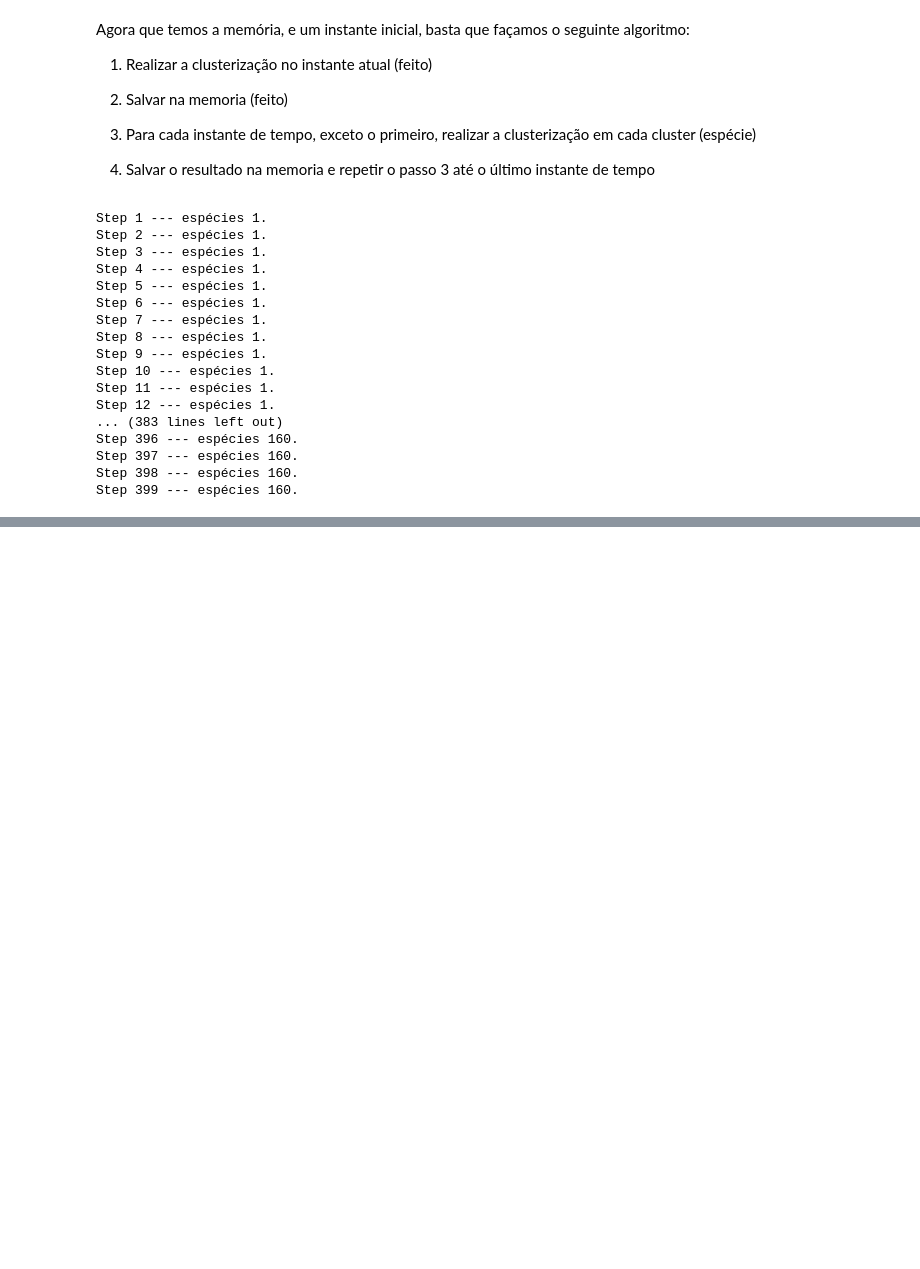
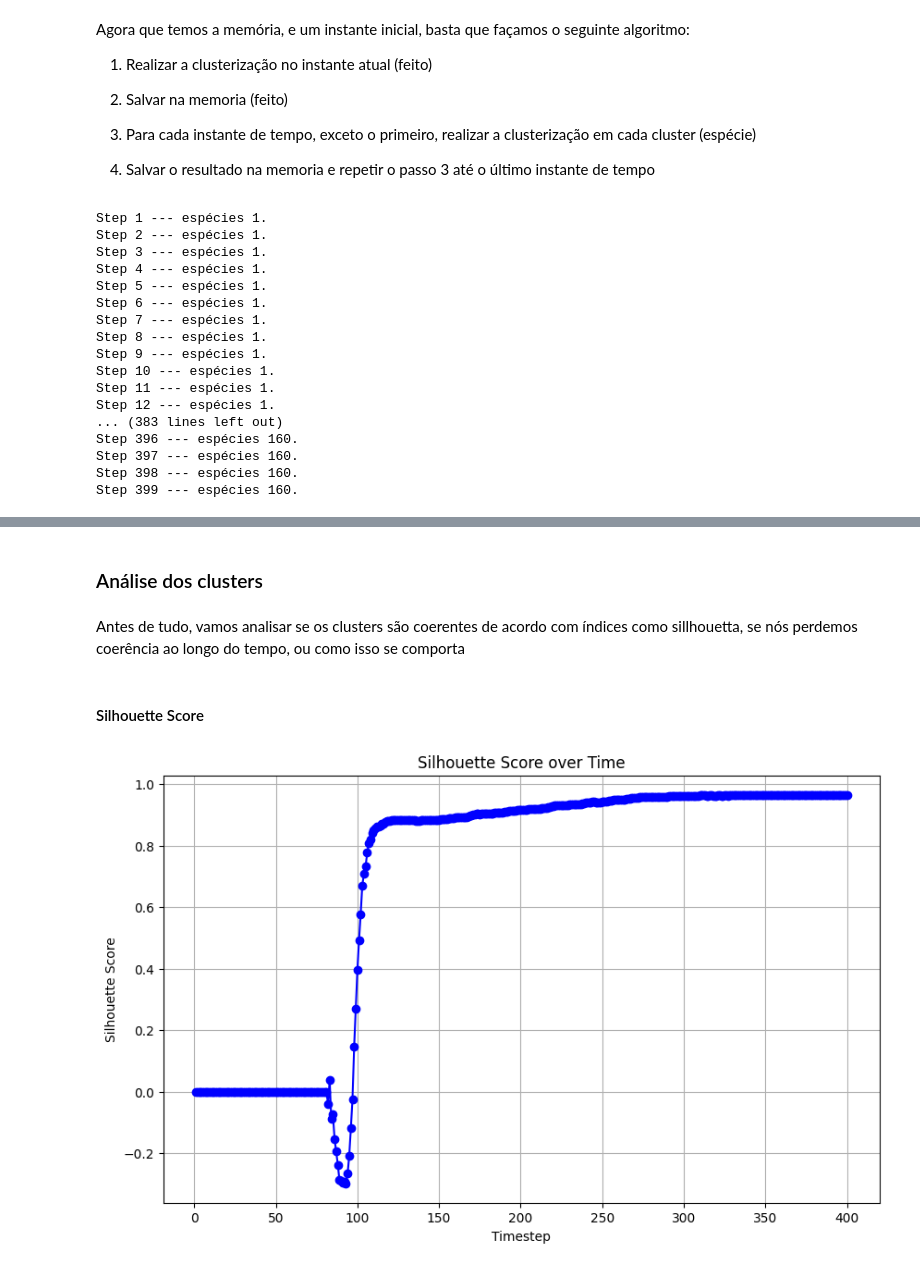
Before and after one commit to Gustavoaluiz/amns_pops, a Jupyter notebook: artur.ipynb, the cells around one changed output, grey strips where cells are left out. Cells and saved outputs as stored; diff of their text form; code cells hidden in the pictures; blank space fills up the shorter version.

```diff
--- a/artur.ipynb
+++ b/artur.ipynb
@@ -404,0 +408,45 @@ Step 399 --- espécies 160.
+# %% [markdown]
+### Análise dos clusters
+# %% [markdown]
+Antes de tudo, vamos analisar se os clusters são coerentes de acordo com índices como sillhouetta, se nós perdemos coerência ao longo do tempo, ou como isso se comporta
+# %%
+def get_clusters(timestep : int = 0, memory : SpecieMemory = memory):
+    data, _ = get_data_index(timestep=timestep)
+    memory_t = memory.get_memory(timestep=timestep)
+
+    merged_df = pd.merge(data, memory_t, on='id', how='inner')
+
+    return merged_df
+# %% [markdown]
+#### Silhouette Score
+# %%
+silhouettes = []
+
+for timestep in range(n_data):
+
+    try:
+        data_clusters = get_clusters(timestep=timestep)
+
+        X = data_clusters.drop(columns=['Cluster', 'id'], errors='ignore')
+
+        labels = data_clusters['Cluster']
+
+        silhouette_avg = silhouette_score(X, labels)
+
+    except:
+        silhouette_avg = 0
+
+    silhouettes.append(silhouette_avg)
+# %%
+timesteps = list(range(1, len(silhouettes) + 1))
+
+# Plotando a pontuação de Silhouette ao longo dos timesteps
+plt.figure(figsize=(10, 6))
+plt.plot(timesteps, silhouettes, marker='o', linestyle='-', color='b')
+plt.xlabel('Timestep')
+plt.ylabel('Silhouette Score')
+plt.title('Silhouette Score over Time')
+plt.grid()
+plt.show()
+# %% [output]
+[figure, added]
```
Also changed, not shown: parts of 12 cells of this notebook, 2 other files.
